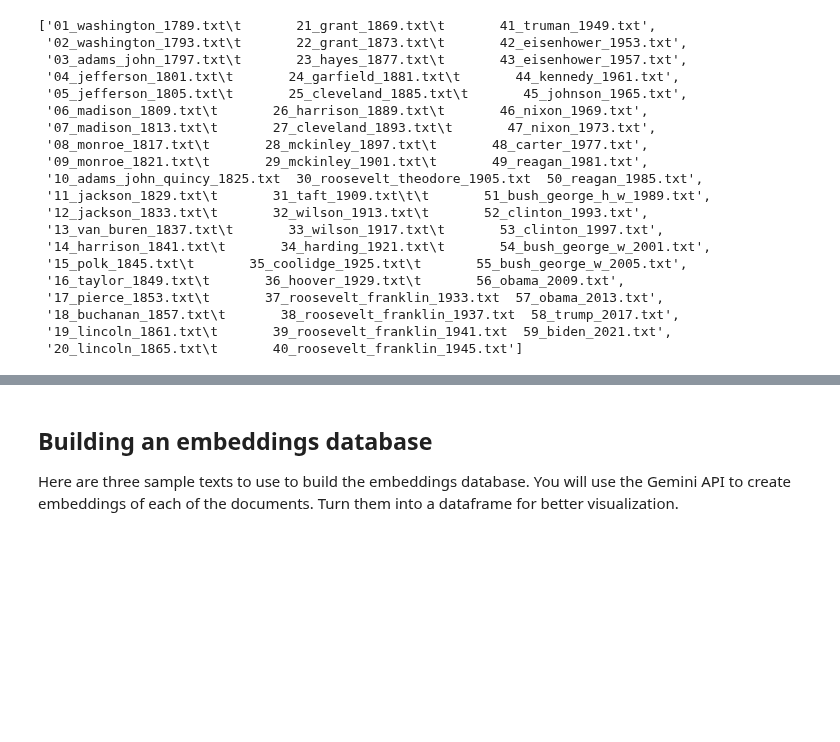
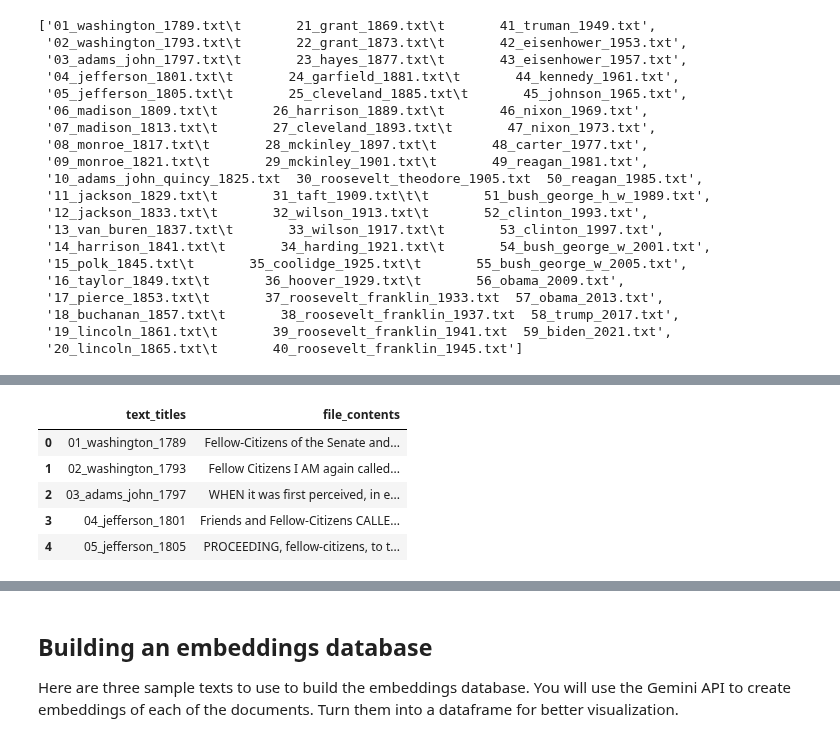
Before and after one commit to alex-smith-uwec/NLP_Spring2025, a Jupyter notebook: document_search.ipynb, the cells around one changed output, grey strips where cells are left out. Cells and saved outputs as stored; diff of their text form; code cells hidden in the pictures; blank space fills up the shorter version.

```diff
--- a/document_search.ipynb
+++ b/document_search.ipynb
@@ -168,0 +244,25 @@ file_names
+# %%
+# prompt: each entry of file_contents starts with a field like this:
+# George Washington\t1789-04-30\t
+# I want to remove these fields
+
+import re
+
+# Assuming df is already created as in the previous code
+# Remove fields like "George Washington\t1789-04-30\t" from file_contents
+
+def remove_fields(text):
+  # Regular expression to match the pattern
+  pattern = r'^[^\t]+\t[^\t]+\t'
+  return re.sub(pattern, '', text, flags=re.MULTILINE)
+
+
+df['file_contents'] = df['file_contents'].apply(remove_fields)
+df.head()
+# %% [output]
+|  | text_titles | file_contents |
+| 0 | 01_washington_1789 | Fellow-Citizens of the Senate and... |
+| 1 | 02_washington_1793 | Fellow Citizens I AM again called... |
+| 2 | 03_adams_john_1797 | WHEN it was first perceived, in e... |
+| 3 | 04_jefferson_1801 | Friends and Fellow-Citizens CALLE... |
+| 4 | 05_jefferson_1805 | PROCEEDING, fellow-citizens, to t... |
```
Also changed, not shown: parts of 7 cells of this notebook.
